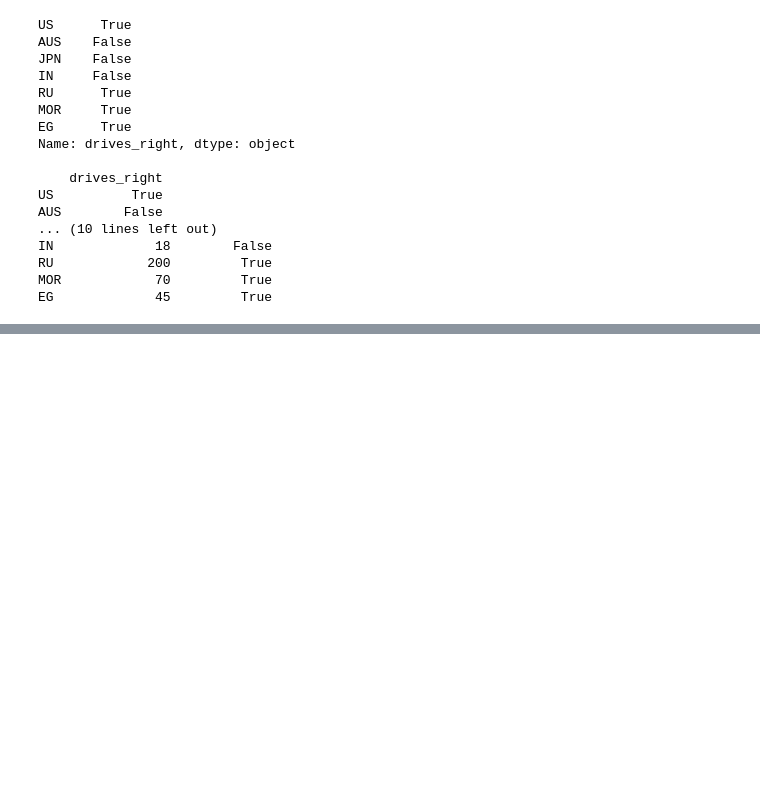
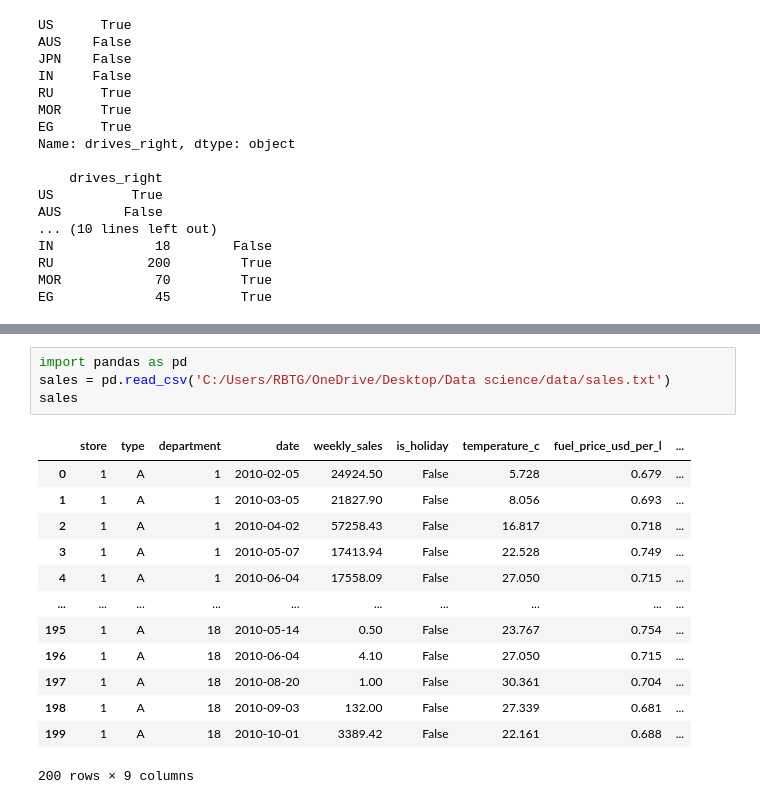
Before and after one commit to Navidullah/Data-Science, a Jupyter notebook: pandas.ipynb, the cells around one changed output, grey strips where cells are left out. Drawn from its saved outputs; the diff is of its cells as text; blank space fills up the shorter version.

Commit message:
pandas

```diff
--- a/pandas.ipynb
+++ b/pandas.ipynb
@@ -659,0 +665,18 @@ EG             45         True
+# %%
+import pandas as pd
+sales = pd.read_csv('C:/Users/RBTG/OneDrive/Desktop/Data science/data/sales.txt')
+sales
+# %% [output]
+|  | store | type | department | date | weekly_sales | is_holiday | temperature_c | fuel_price_usd_per_l | ... |
+| 0 | 1 | A | 1 | 2010-02-05 | 24924.50 | False | 5.728 | 0.679 | ... |
+| 1 | 1 | A | 1 | 2010-03-05 | 21827.90 | False | 8.056 | 0.693 | ... |
+| 2 | 1 | A | 1 | 2010-04-02 | 57258.43 | False | 16.817 | 0.718 | ... |
+| 3 | 1 | A | 1 | 2010-05-07 | 17413.94 | False | 22.528 | 0.749 | ... |
+| 4 | 1 | A | 1 | 2010-06-04 | 17558.09 | False | 27.050 | 0.715 | ... |
+| ... | ... | ... | ... | ... | ... | ... | ... | ... | ... |
+| 195 | 1 | A | 18 | 2010-05-14 | 0.50 | False | 23.767 | 0.754 | ... |
+| 196 | 1 | A | 18 | 2010-06-04 | 4.10 | False | 27.050 | 0.715 | ... |
+| 197 | 1 | A | 18 | 2010-08-20 | 1.00 | False | 30.361 | 0.704 | ... |
+| 198 | 1 | A | 18 | 2010-09-03 | 132.00 | False | 27.339 | 0.681 | ... |
+| 199 | 1 | A | 18 | 2010-10-01 | 3389.42 | False | 22.161 | 0.688 | ... |
+200 rows × 9 columns
```
Also changed, not shown: parts of 2 cells of this notebook, 3 other files.
